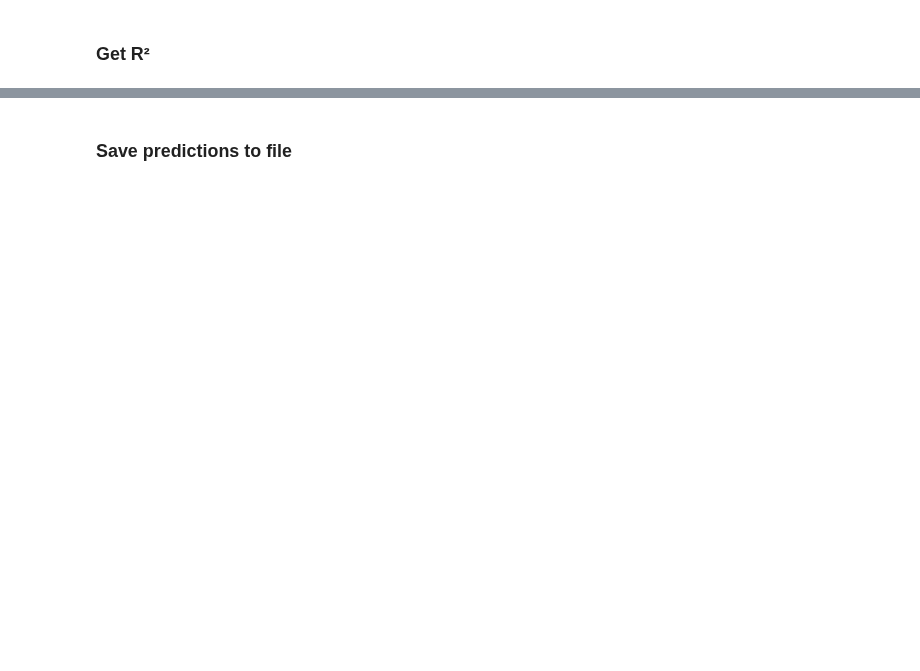
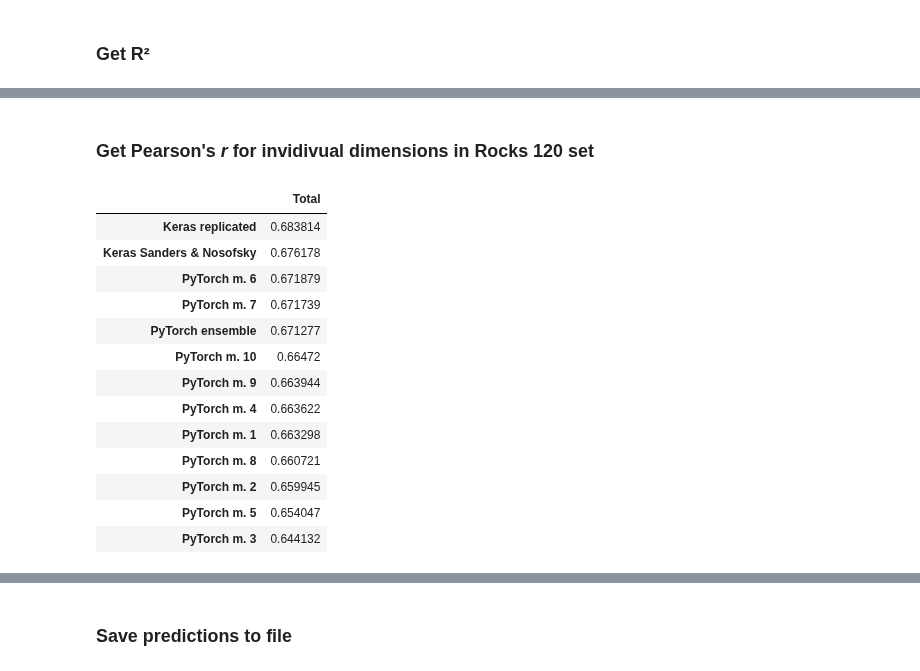
Before and after one commit to dominikpegler/mds_cnn, a Jupyter notebook: sanders_nosofsky_2020/fit_ensemble_pytorch.ipynb, the cells around one changed output, grey strips where cells are left out. Drawn from its saved outputs; the diff is of its cells as text; code cells hidden in the pictures; blank space fills up the shorter version.

```diff
--- a/sanders_nosofsky_2020/fit_ensemble_pytorch.ipynb
+++ b/sanders_nosofsky_2020/fit_ensemble_pytorch.ipynb
@@ -824,0 +789,37 @@ print(r2_score(Y_120, rocks_120_pred))
+# %% [markdown]
+### Get Pearson's *r* for invidivual dimensions in Rocks 120 set
+# %%
+cnn_pred_file = "CNN Predictions/MDS Dimensions/cnn_predicted_mds_120.txt"
+cnn_pred = np.loadtxt(cnn_pred_file)
+
+cnn_keras_pred_file = "CNN Predictions/MDS Dimensions/cnn_keras_predicted_mds_120.txt"
+cnn_keras_pred = np.loadtxt(cnn_keras_pred_file)
+
+df_corr = pd.DataFrame(index=range(1,9))
+
+for dim in range(1, 9):
+    df_corr.loc[dim, "Keras Sanders & Nosofsky"] = np.corrcoef(cnn_pred[:, dim-1], Y_120[:, dim-1]).min()
+    df_corr.loc[dim, "Keras replicated"] = np.corrcoef(cnn_keras_pred[:, dim-1], Y_120[:, dim-1]).min()
+    df_corr.loc[dim, "PyTorch ensemble"] = np.corrcoef(rocks_120_pred[:, dim-1], Y_120[:, dim-1]).min()
+    for i in range(len(rocks_120_pred_)):
+        df_corr.loc[dim, f"PyTorch m. {i+1}"] = np.corrcoef(rocks_120_pred_[i, :, dim-1], Y_120[:, dim-1]).min()
+
+df_corr.loc["Total", :] = df_corr.mean(axis=0)
+df_corr["Best model"] = df_corr.columns[df_corr.values.argmax(axis=1)]
+
+df_corr.T[["Total"]].drop("Best model", axis=0).sort_values("Total", ascending=False)
+# %% [output]
+|  | Total |
+| Keras replicated | 0.683814 |
+| Keras Sanders & Nosofsky | 0.676178 |
+| PyTorch m. 6 | 0.671879 |
+| PyTorch m. 7 | 0.671739 |
+| PyTorch ensemble | 0.671277 |
+| PyTorch m. 10 | 0.66472 |
+| PyTorch m. 9 | 0.663944 |
+| PyTorch m. 4 | 0.663622 |
+| PyTorch m. 1 | 0.663298 |
+| PyTorch m. 8 | 0.660721 |
+| PyTorch m. 2 | 0.659945 |
+| PyTorch m. 5 | 0.654047 |
+| PyTorch m. 3 | 0.644132 |
```
Also changed, not shown: parts of 23 cells of this notebook, 2 other files.
